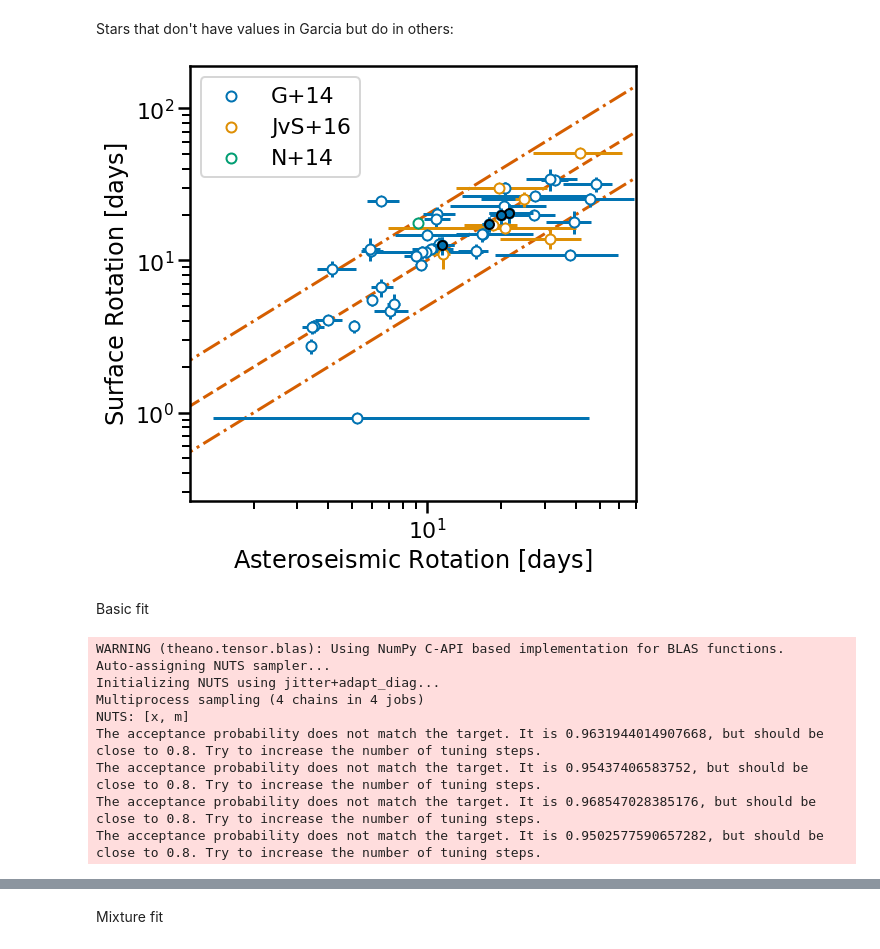
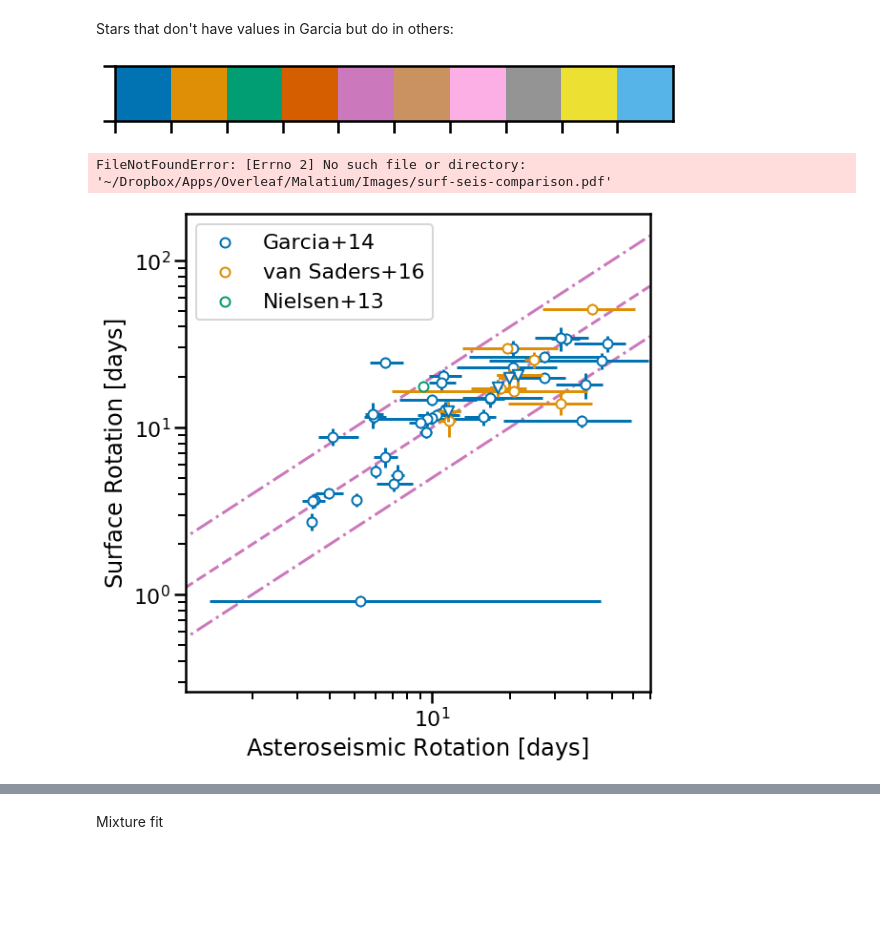
Before and after one commit to ojhall94/malatium, a Jupyter notebook: paper/surface_comparison.ipynb, the cells around one changed output, grey strips where cells are left out. Saved outputs shown, nothing was run; the diff lists cells and outputs as text; code cells hidden in the pictures; blank space fills up the shorter version.

```diff
--- a/paper/surface_comparison.ipynb
+++ b/paper/surface_comparison.ipynb
@@ -30,6 +32,16 @@ import matplotlib.pyplot as plt
 import seaborn as sns
 sns.set_context('poster')
 sns.set_palette('colorblind')
+# %%
+def mnras_size(fig_width_pt, square=False):
+    inches_per_pt = 1.0/72.00              # Convert pt to inches
+    golden_mean = (np.sqrt(5)-1.0)/2.0     # Most aesthetic ratio
+    fig_width = fig_width_pt*inches_per_pt # Figure width in inches
+    if square:
+        fig_height = fig_width
+    else:
+        fig_height = fig_width*golden_mean
+    return [fig_width,fig_height]
 # %%
 lit = pd.read_csv('../data/lit_spot_rots.csv', index_col=0)
 ati = pd.read_csv('../data/atium.csv', index_col=0)
@@ -120,40 +132,51 @@ martin = np.array([4914923, 5184732, 6116048, 6933899, 10963065])
 # %%
 n15 = lit.loc[lit['KIC'].isin(martin)]
 an15 = ati.loc[lit['KIC'].isin(martin).values]
+# %%
+cmap = sns.color_palette('colorblind')
+sns.palplot(cmap)
+# %% [output]
+[figure, added]
+# %%
+sel = lit['KIC'].isin(martin)
 # %%
-fig, ax = plt.subplots(figsize=(8,8))
-ax.scatter(ati.P, lit.GP, label = 'G+14', s=100, fc='w', ec=cmap[0], zorder=3, lw=2)
-ax.scatter(an15.P,  n15.GP, s=80, ec='k', fc=cmap[0], zorder=5)
-ax.scatter(ajvs.P, jvs.jvsP, label = 'JvS+16', s=100, fc='w', ec=cmap[1], zorder=3, lw=2)
-ax.scatter(an.P, n.NP, label = 'N+14', s=100, fc='w', ec=cmap[2], zorder=3, lw=2)
+fig, ax = plt.subplots(figsize=mnras_size(595, square=True))
+ax.scatter(ati.P[~sel.values], lit.GP[~sel], label = 'Garcia+14', s=100, fc='w', ec=cmap[0], zorder=3, lw=2)
+ax.scatter(ajvs.P, jvs.jvsP, label = 'van Saders+16', s=100, fc='w', ec=cmap[1], zorder=3, lw=2)
+ax.scatter(an.P, n.NP, label = 'Nielsen+13', s=100, fc='w', ec=cmap[2], zorder=3, lw=2)
+ax.scatter(an15.P,  n15.GP, s=130, ec=cmap[0], fc='w', marker='v', zorder=5)
 
 
 ax.errorbar(ati.P, lit.GP,
             xerr = [ati.l_P, ati.u_P], yerr = lit.e_GP, fmt='|', c=cmap[0])
-ax.errorbar(an15.P, n15.GP,
-            xerr = [an15.l_P, an15.u_P], yerr = n15.e_GP, fmt='|', c=cmap[0], zorder=4)
 ax.errorbar(ajvs.P, jvs.jvsP,
             xerr = [ajvs.l_P, ajvs.u_P], yerr = jvs.e_jvsP, fmt='|', c=cmap[1])
 ax.errorbar(an.P, n.NP,
             xerr = [an.l_P, an.u_P], yerr = n.e_NP, fmt='|', c=cmap[2])
+ax.errorbar(an15.P, n15.GP,
+            xerr = [an15.l_P, an15.u_P], yerr = n15.e_GP, fmt='|', c=cmap[1], zorder=4)
+
 
 ax.set_xlabel(r'Asteroseismic Rotation $[\rm{days}]$')
 ax.set_ylabel(r'Surface Rotation $[\rm{days}]$')
 ax.legend(loc='upper left')
 
 upper = 70
 ax.set_xlim(1.1, 70.)
 # ax.set_ylim(1.1, 70.)
 bs = np.linspace(0, upper, 100)
-ax.plot(bs, bs, ls='--', c=cmap[3], zorder=0)
-ax.plot(bs, 2*bs, ls='-.', c=cmap[3], zorder=0)
-ax.plot(bs, 0.5*bs, ls='-.', c=cmap[3], zorder=0)
+ax.plot(bs, bs, ls='--', c=cmap[4], zorder=0)
+ax.plot(bs, 2*bs, ls='-.', c=cmap[4], zorder=0)
+ax.plot(bs, 0.5*bs, ls='-.', c=cmap[4], zorder=0)
 
 ax.set_xscale('log')
 ax.set_yscale('log')
+fig.tight_layout()
+plt.savefig('~/Dropbox/Apps/Overleaf/Malatium/Images/surf-seis-comparison.pdf', rasterized=True)
 plt.show()
 # %% [output]
+FileNotFoundError: [Errno 2] No such file or directory: '~/Dropbox/Apps/Overleaf/Malatium/Images/surf-seis-comparison.pdf'
-[figure, old version]
+[figure, new version]
 # %%
 lit.index = ati.index
 # %%
@@ -179,26 +202,3 @@ x = ati.P.values
 xerr = np.array([max(u, l) for u, l in list(zip(ati.u_P, ati.l_P))])
 y = ati.litP.values
 yerr = ati.e_litP.values
-# %% [markdown]
-Basic fit
-# %%
-import pymc3 as pm
-model = pm.Model()
-
-with model:
-    m = pm.Uniform('m', 0.1, 2., testval=1.)
-    xlat = pm.Normal('x', x, xerr, shape=len(x), testval=x)
-    ylat = m * xlat
-
-    ll = pm.Normal('ll', ylat, yerr, observed=y)
-    trace = pm.sample(2000)
-# %% [output]
-WARNING (theano.tensor.blas): Using NumPy C-API based implementation for BLAS functions.
-Auto-assigning NUTS sampler...
-Initializing NUTS using jitter+adapt_diag...
-Multiprocess sampling (4 chains in 4 jobs)
-NUTS: [x, m]
-The acceptance probability does not match the target. It is 0.9631944014907668, but should be close to 0.8. Try to increase the number of tuning steps.
-The acceptance probability does not match the target. It is 0.95437406583752, but should be close to 0.8. Try to increase the number of tuning steps.
-The acceptance probability does not match the target. It is 0.968547028385176, but should be close to 0.8. Try to increase the number of tuning steps.
-The acceptance probability does not match the target. It is 0.9502577590657282, but should be close to 0.8. Try to increase the number of tuning steps.
```
Also changed, not shown: parts of 8 cells of this notebook, 1 other file.
